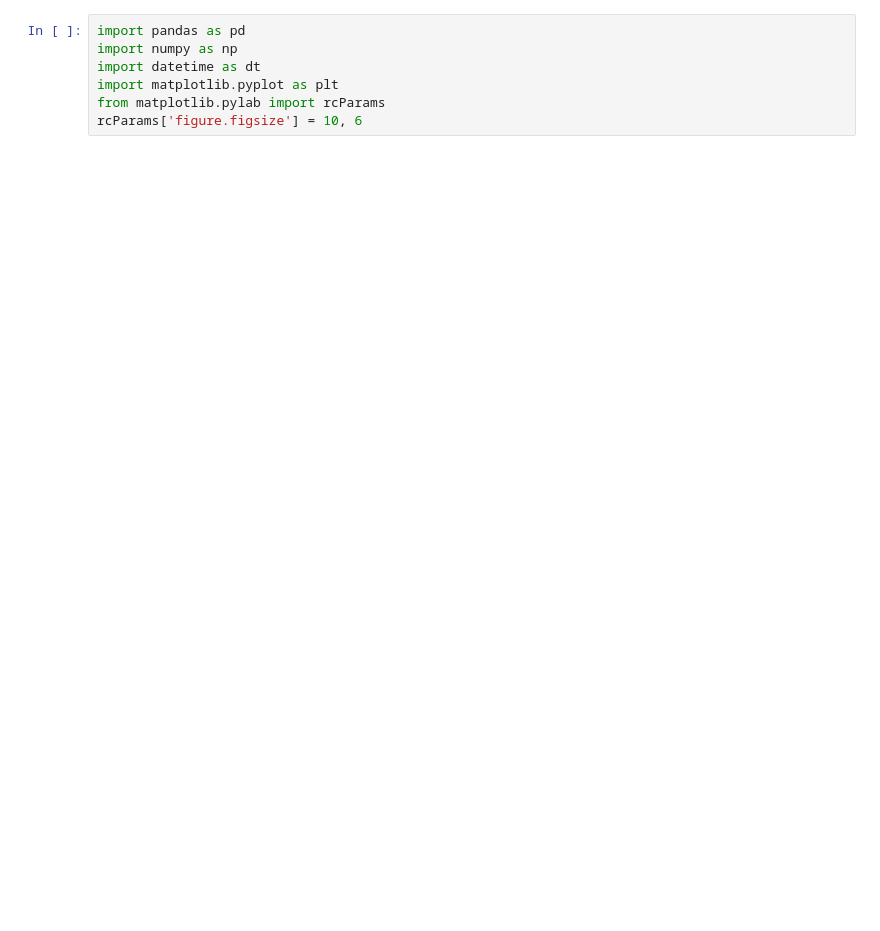
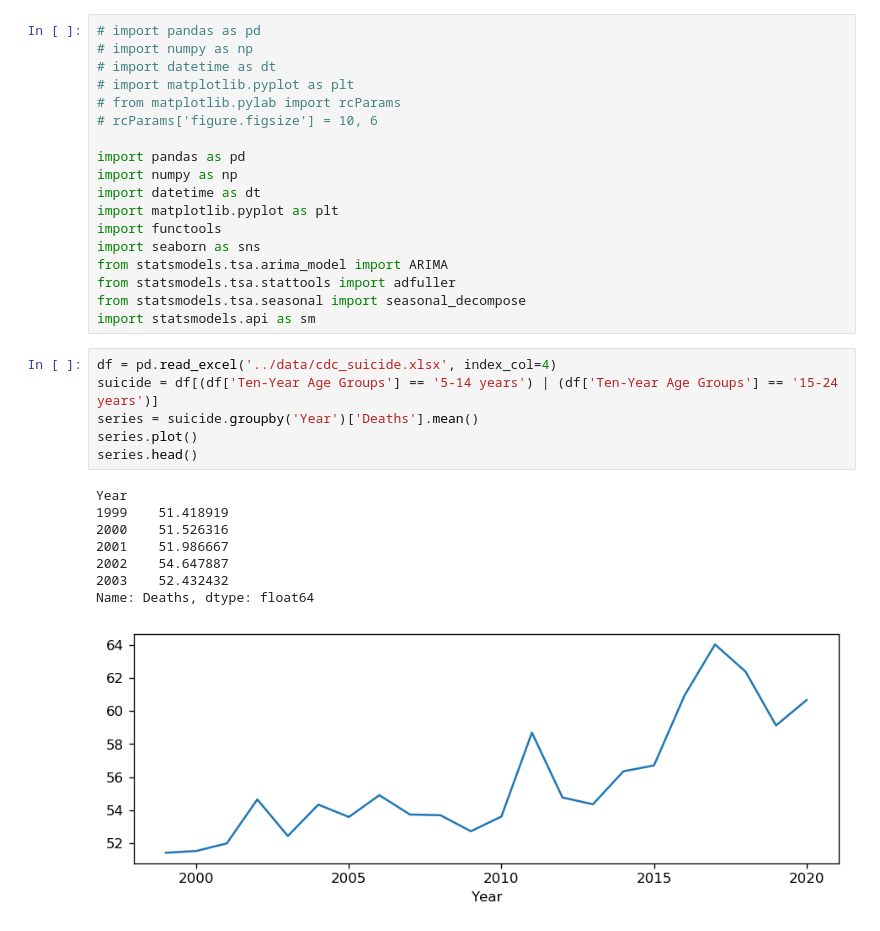
Before and after one commit to Arthur-Langlois/capstone, a Jupyter notebook: notebooks/ARIMA.ipynb, the cells around one changed output. Saved outputs shown, nothing was run; the diff lists cells and outputs as text; blank space fills up the shorter version.

```diff
--- a/notebooks/ARIMA.ipynb
+++ b/notebooks/ARIMA.ipynb
@@ -1,7 +1,33 @@
 # %%
+# import pandas as pd
+# import numpy as np
+# import datetime as dt
+# import matplotlib.pyplot as plt
+# from matplotlib.pylab import rcParams
+# rcParams['figure.figsize'] = 10, 6
+
 import pandas as pd
 import numpy as np
 import datetime as dt
 import matplotlib.pyplot as plt
-from matplotlib.pylab import rcParams
-rcParams['figure.figsize'] = 10, 6
+import functools
+import seaborn as sns
+from statsmodels.tsa.arima_model import ARIMA
+from statsmodels.tsa.stattools import adfuller
+from statsmodels.tsa.seasonal import seasonal_decompose
+import statsmodels.api as sm
+# %%
+df = pd.read_excel('../data/cdc_suicide.xlsx', index_col=4)
+suicide = df[(df['Ten-Year Age Groups'] == '5-14 years') | (df['Ten-Year Age Groups'] == '15-24 years')]
+series = suicide.groupby('Year')['Deaths'].mean()
+series.plot()
+series.head()
+# %% [output]
+Year
+1999    51.418919
+2000    51.526316
+2001    51.986667
+2002    54.647887
+2003    52.432432
+Name: Deaths, dtype: float64
+[figure, added]
```
Also changed, not shown: parts of 9 cells of this notebook.
